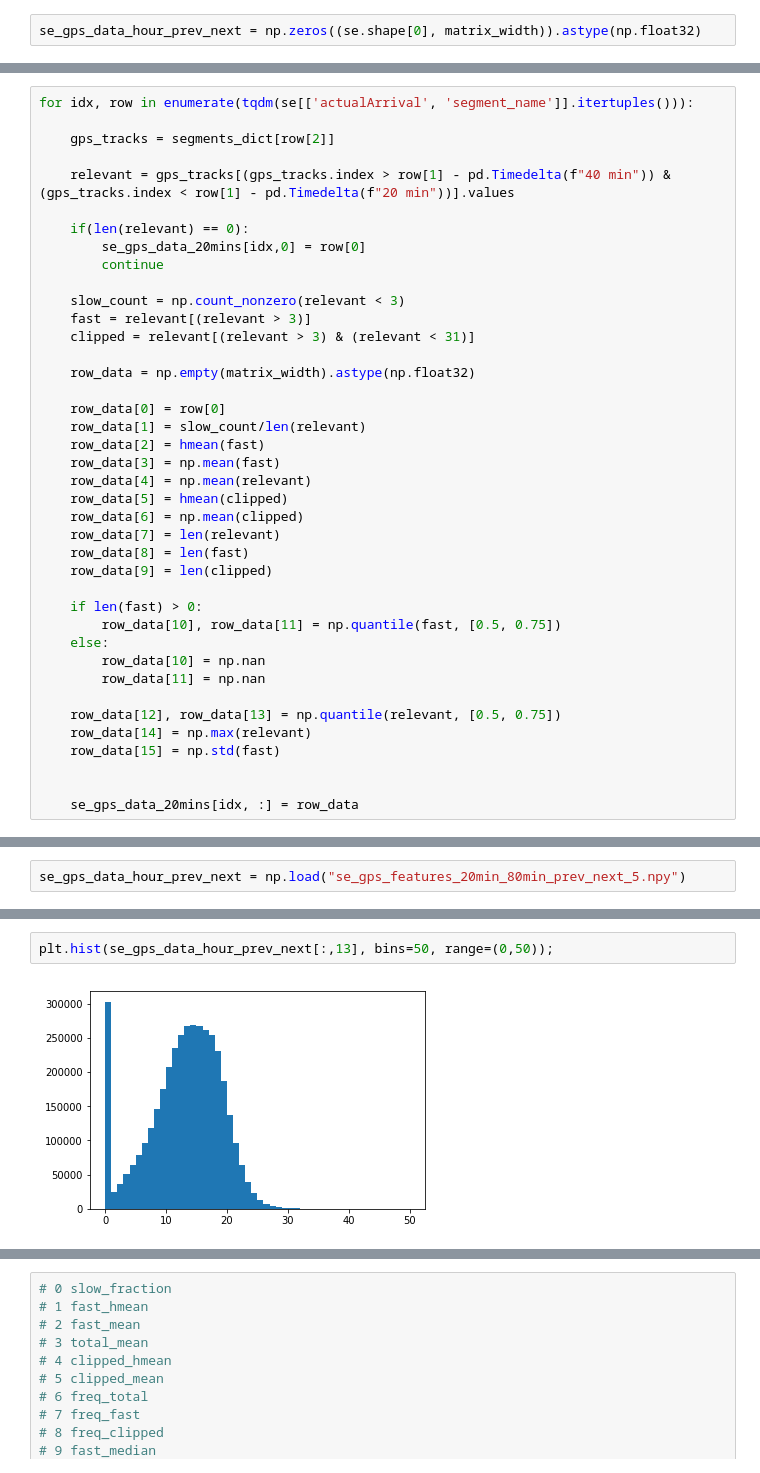
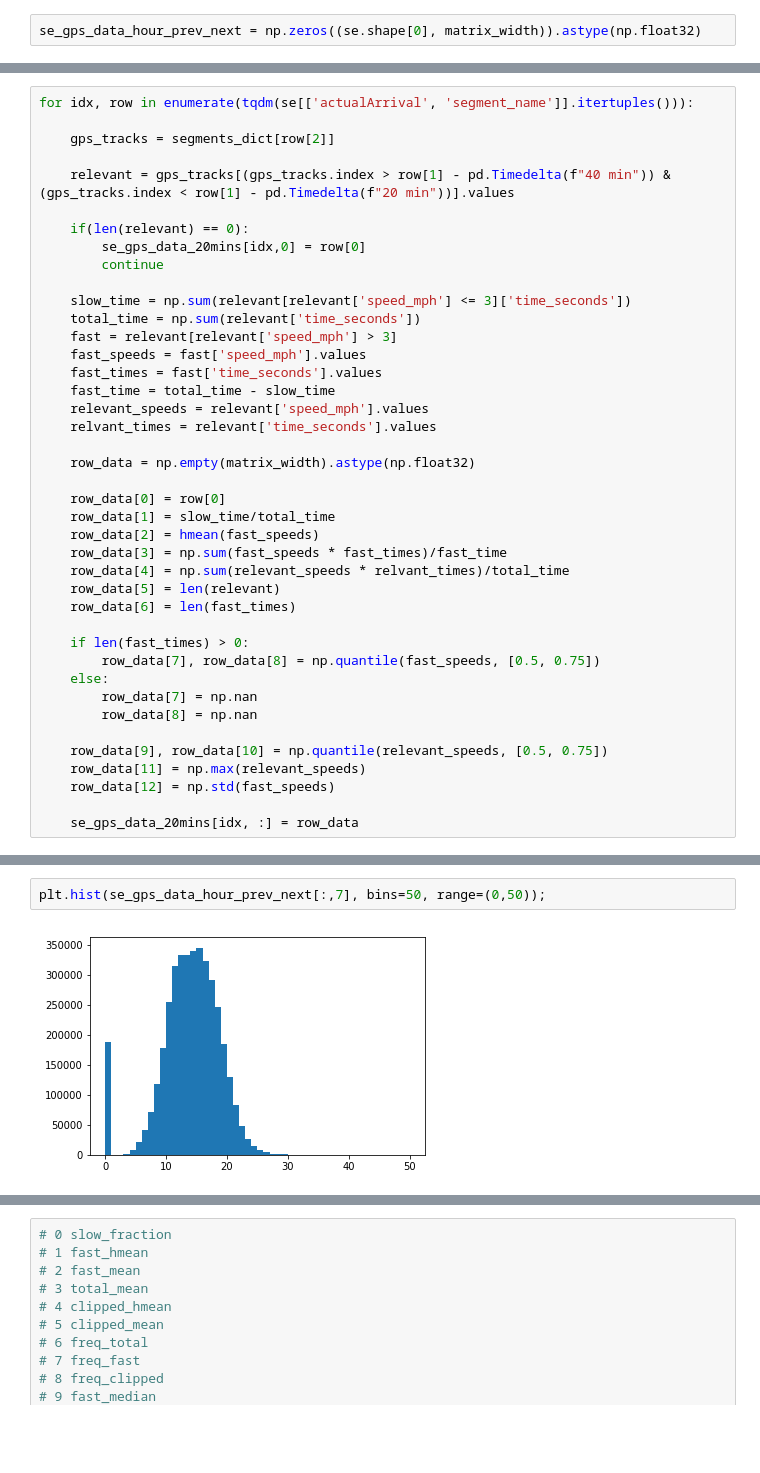
Before and after one commit to gingertom/buses, a Jupyter notebook: Data Exploration/GPS-speed/GPS-speed.ipynb, the cells around one changed output, grey strips where cells are left out. Saved outputs shown, nothing was run; the diff lists cells and outputs as text; blank space fills up the shorter version.

Commit message:
The main notebook for GPS speed based predictions.

```diff
--- a/Data Exploration/GPS-speed/GPS-speed.ipynb
+++ b/Data Exploration/GPS-speed/GPS-speed.ipynb
@@ -757,32 +915,33 @@ for idx, row in enumerate(tqdm(se[['actualArrival', 'segment_name']].itertuples(
         se_gps_data_20mins[idx,0] = row[0]
         continue
 
-    slow_count = np.count_nonzero(relevant < 3)
-    fast = relevant[(relevant > 3)]
-    clipped = relevant[(relevant > 3) & (relevant < 31)]
+    slow_time = np.sum(relevant[relevant['speed_mph'] <= 3]['time_seconds'])
+    total_time = np.sum(relevant['time_seconds'])
+    fast = relevant[relevant['speed_mph'] > 3]
+    fast_speeds = fast['speed_mph'].values
+    fast_times = fast['time_seconds'].values
+    fast_time = total_time - slow_time
+    relevant_speeds = relevant['speed_mph'].values
+    relvant_times = relevant['time_seconds'].values
 
     row_data = np.empty(matrix_width).astype(np.float32)
 
     row_data[0] = row[0]
-    row_data[1] = slow_count/len(relevant)
-    row_data[2] = hmean(fast)
-    row_data[3] = np.mean(fast)
-    row_data[4] = np.mean(relevant)
-    row_data[5] = hmean(clipped)
-    row_data[6] = np.mean(clipped)
-    row_data[7] = len(relevant)
-    row_data[8] = len(fast)
-    row_data[9] = len(clipped)
+    row_data[1] = slow_time/total_time
+    row_data[2] = hmean(fast_speeds)
+    row_data[3] = np.sum(fast_speeds * fast_times)/fast_time
+    row_data[4] = np.sum(relevant_speeds * relvant_times)/total_time
+    row_data[5] = len(relevant)
+    row_data[6] = len(fast_times)
 
-    if len(fast) > 0:
-        row_data[10], row_data[11] = np.quantile(fast, [0.5, 0.75])
+    if len(fast_times) > 0:
+        row_data[7], row_data[8] = np.quantile(fast_speeds, [0.5, 0.75])
     else:
-        row_data[10] = np.nan
-        row_data[11] = np.nan
+        row_data[7] = np.nan
+        row_data[8] = np.nan
 
-    row_data[12], row_data[13] = np.quantile(relevant, [0.5, 0.75])
-    row_data[14] = np.max(relevant)
-    row_data[15] = np.std(fast)
-
+    row_data[9], row_data[10] = np.quantile(relevant_speeds, [0.5, 0.75])
+    row_data[11] = np.max(relevant_speeds)
+    row_data[12] = np.std(fast_speeds)
 
     se_gps_data_20mins[idx, :] = row_data
@@ -852,2 +1030,0 @@ se_gps_data_20mins = np.load("se_gps_features_20min_40min_5.npy", )
-# %%
-se_gps_data_hour_prev_next = np.load("se_gps_features_20min_80min_prev_next_5.npy")
@@ -888,7 +1106,7 @@ plt.hist(se_gps_data_hour_prev_next[:,4], bins=50, range=(0,50));
 # %%
-plt.hist(se_gps_data_hour_prev_next[:,13], bins=50, range=(0,50));
+plt.hist(se_gps_data_hour_prev_next[:,7], bins=50, range=(0,50));
 # %% [output]
-[figure, old version]
+[figure, new version]
 # %%
 plt.hist(se['speed_mph'], bins=50, range=(0,50));
 # %% [output]
```
Also changed, not shown: parts of 103 cells of this notebook.
